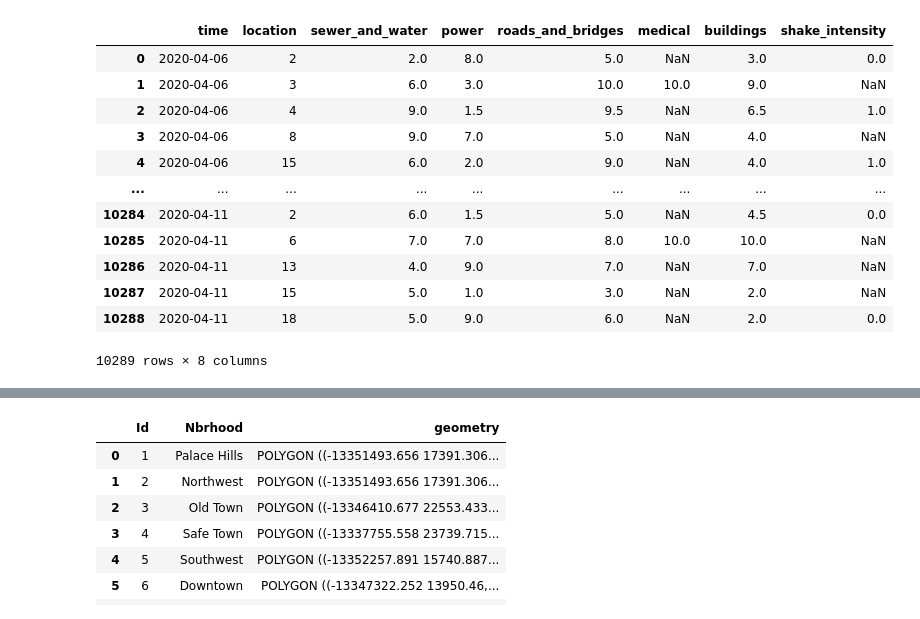
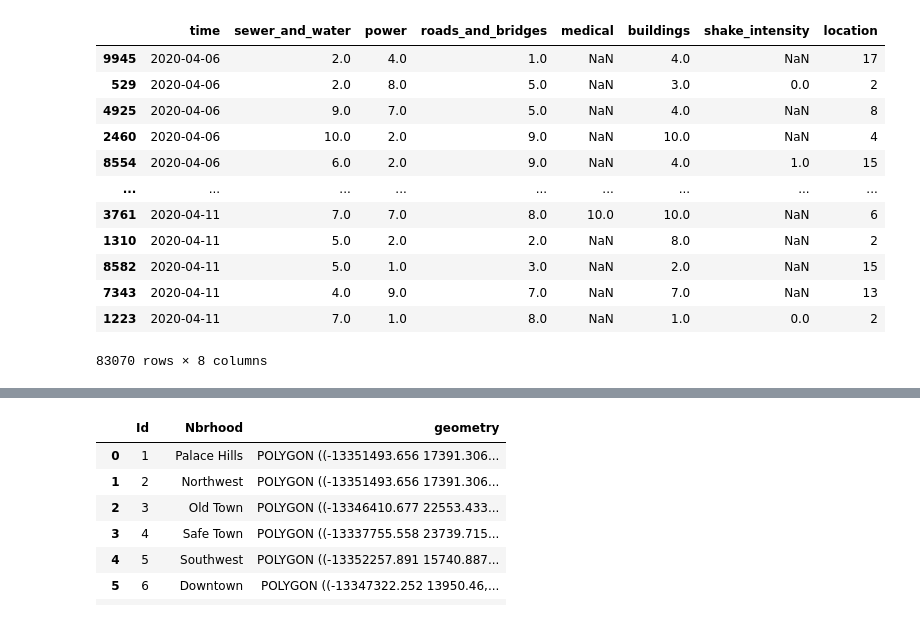
Before and after one commit to ssusnea/sds235-hw5, a Jupyter notebook: damage_report_vis.ipynb, the cells around one changed output, grey strips where cells are left out. Drawn from its saved outputs; the diff is of its cells as text; code cells hidden in the pictures.

```diff
--- a/damage_report_vis.ipynb
+++ b/damage_report_vis.ipynb
@@ -9,5 +25,5 @@ damage_report = pd.read_csv("hw05-data/Damage Reports/mc1-reports-data.csv",low_
 # %%
 damage_report['time'] = pd.to_datetime(damage_report['time'])
-damage_report.set_index('time', inplace=True)
+# damage_report.set_index('time', inplace=True)
 damage_report
 # %% [output]
@@ -27,0 +43,3 @@ damage_report
+# %%
+damage_report_sorted = damage_report.sort_values(by='time')
+damage_report_sorted
@@ -28,27 +60,28 @@ damage_report
 # %%
-# Aggregate by time, location, and geometry, calculating the mean while ignoring NaN values
-damage_report_clean = damage_report.groupby(['time', 'location']).agg({
-    'sewer_and_water': lambda x: x.mean(skipna=True),
-    'power': lambda x: x.mean(skipna=True),
-    'roads_and_bridges': lambda x: x.mean(skipna=True),
-    'medical': lambda x: x.mean(skipna=True),
-    'buildings': lambda x: x.mean(skipna=True),
-    'shake_intensity': lambda x: x.mean(skipna=True)
-}).reset_index()
+# # Aggregate by time, location, and geometry, calculating the mean while ignoring NaN values
+# damage_report_sorted_clean = damage_report_sorted.groupby(['time', 'location']).agg({
+#     'sewer_and_water': lambda x: x.mean(skipna=True),
+#     'power': lambda x: x.mean(skipna=True),
+#     'roads_and_bridges': lambda x: x.mean(skipna=True),
+#     'medical': lambda x: x.mean(skipna=True),
+#     'buildings': lambda x: x.mean(skipna=True),
+#     'shake_intensity': lambda x: x.mean(skipna=True)
+# }).reset_index()
 
 # Output the cleaned and aggregated DataFrame
-damage_report_clean
+damage_report_sorted_clean = damage_report_sorted
+damage_report_sorted_clean
 # %% [output]
-|  | time | location | sewer_and_water | power | roads_and_bridges | medical | buildings | shake_intensity |
-| 0 | 2020-04-06 | 2 | 2.0 | 8.0 | 5.0 | NaN | 3.0 | 0.0 |
-| 1 | 2020-04-06 | 3 | 6.0 | 3.0 | 10.0 | 10.0 | 9.0 | NaN |
-| 2 | 2020-04-06 | 4 | 9.0 | 1.5 | 9.5 | NaN | 6.5 | 1.0 |
-| 3 | 2020-04-06 | 8 | 9.0 | 7.0 | 5.0 | NaN | 4.0 | NaN |
-| 4 | 2020-04-06 | 15 | 6.0 | 2.0 | 9.0 | NaN | 4.0 | 1.0 |
+|  | time | sewer_and_water | power | roads_and_bridges | medical | buildings | shake_intensity | location |
+| 9945 | 2020-04-06 | 2.0 | 4.0 | 1.0 | NaN | 4.0 | NaN | 17 |
+| 529 | 2020-04-06 | 2.0 | 8.0 | 5.0 | NaN | 3.0 | 0.0 | 2 |
+| 4925 | 2020-04-06 | 9.0 | 7.0 | 5.0 | NaN | 4.0 | NaN | 8 |
+| 2460 | 2020-04-06 | 10.0 | 2.0 | 9.0 | NaN | 10.0 | NaN | 4 |
+| 8554 | 2020-04-06 | 6.0 | 2.0 | 9.0 | NaN | 4.0 | 1.0 | 15 |
 | ... | ... | ... | ... | ... | ... | ... | ... | ... |
-| 10284 | 2020-04-11 | 2 | 6.0 | 1.5 | 5.0 | NaN | 4.5 | 0.0 |
-| 10285 | 2020-04-11 | 6 | 7.0 | 7.0 | 8.0 | 10.0 | 10.0 | NaN |
-| 10286 | 2020-04-11 | 13 | 4.0 | 9.0 | 7.0 | NaN | 7.0 | NaN |
-| 10287 | 2020-04-11 | 15 | 5.0 | 1.0 | 3.0 | NaN | 2.0 | NaN |
-| 10288 | 2020-04-11 | 18 | 5.0 | 9.0 | 6.0 | NaN | 2.0 | 0.0 |
+| 3761 | 2020-04-11 | 7.0 | 7.0 | 8.0 | 10.0 | 10.0 | NaN | 6 |
+| 1310 | 2020-04-11 | 5.0 | 2.0 | 2.0 | NaN | 8.0 | NaN | 2 |
+| 8582 | 2020-04-11 | 5.0 | 1.0 | 3.0 | NaN | 2.0 | NaN | 15 |
+| 7343 | 2020-04-11 | 4.0 | 9.0 | 7.0 | NaN | 7.0 | NaN | 13 |
+| 1223 | 2020-04-11 | 7.0 | 1.0 | 8.0 | NaN | 1.0 | 0.0 | 2 |
-10289 rows × 8 columns
+83070 rows × 8 columns
```
Also changed, not shown: parts of 7 cells of this notebook.
